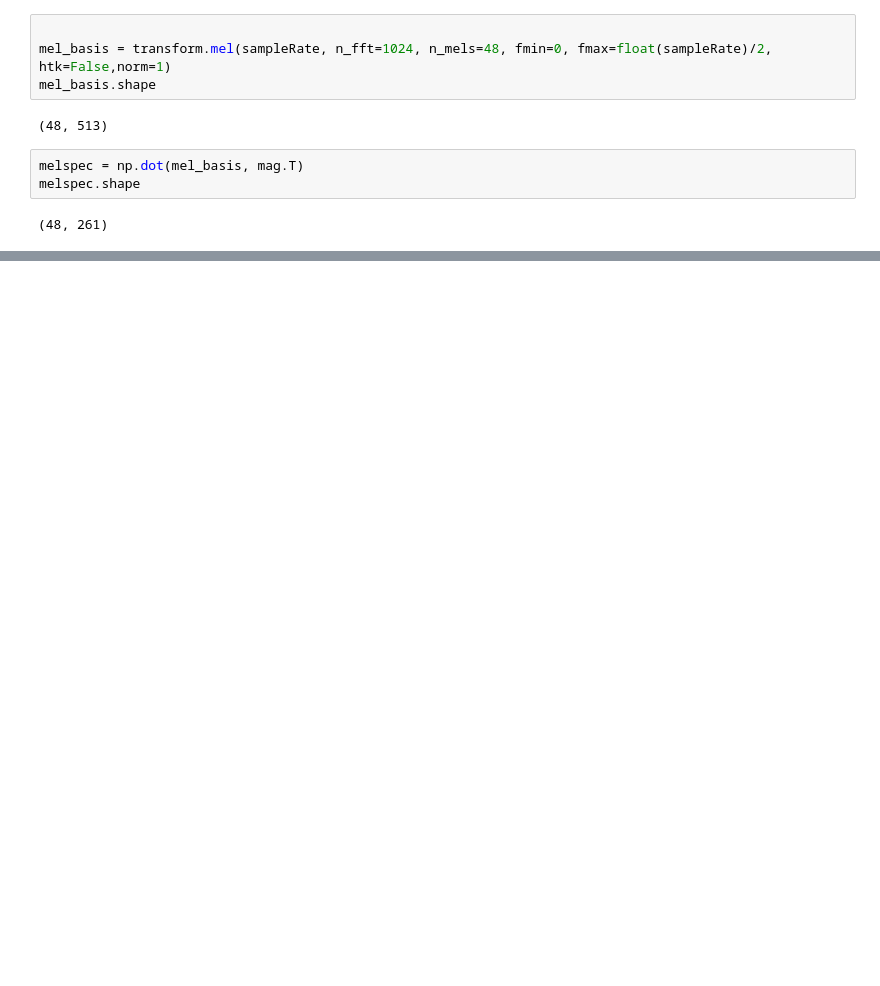
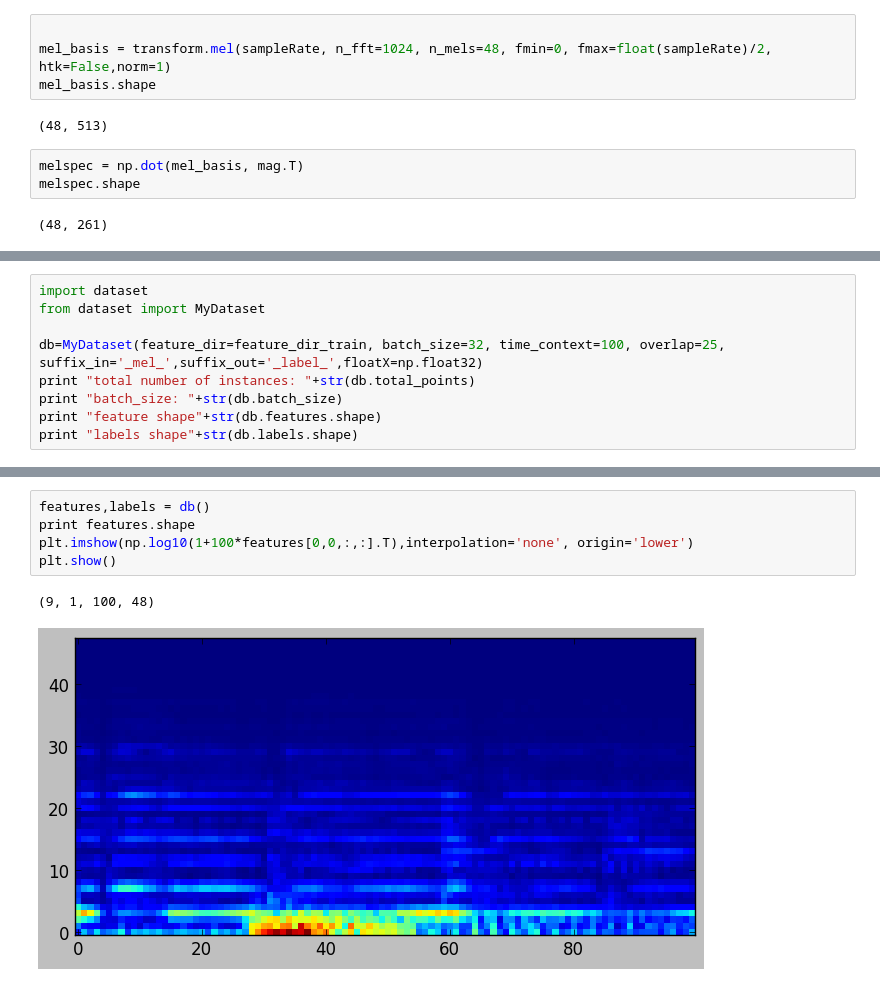
Before and after one commit to nkundiushuti/pydata2017bcn, a Jupyter notebook: DataPreprocessing.ipynb, the cells around one changed output, grey strips where cells are left out. Cells and saved outputs as stored; diff of their text form; blank space fills up the shorter version.

```diff
--- a/DataPreprocessing.ipynb
+++ b/DataPreprocessing.ipynb
@@ -99,0 +171,9 @@ AttributeError: 'list' object has no attribute 'endswith'
+# %%
+import dataset
+from dataset import MyDataset
+
+db=MyDataset(feature_dir=feature_dir_train, batch_size=32, time_context=100, overlap=25, suffix_in='_mel_',suffix_out='_label_',floatX=np.float32)
+print "total number of instances: "+str(db.total_points)
+print "batch_size: "+str(db.batch_size)
+print "feature shape"+str(db.features.shape)
+print "labels shape"+str(db.labels.shape)
@@ -99,0 +197,8 @@ AttributeError: 'list' object has no attribute 'endswith'
+# %%
+features,labels = db()
+print features.shape
+plt.imshow(np.log10(1+100*features[0,0,:,:].T),interpolation='none', origin='lower')
+plt.show()
+# %% [output]
+(9, 1, 100, 48)
+[figure, added]
```
Also changed, not shown: parts of 16 cells of this notebook, 3 other files.
